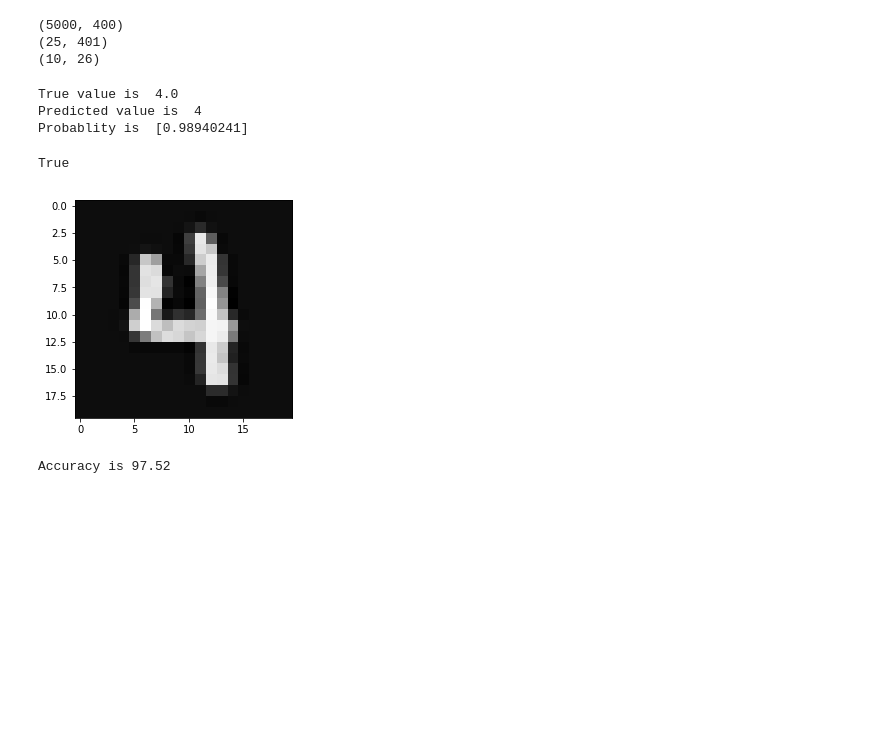
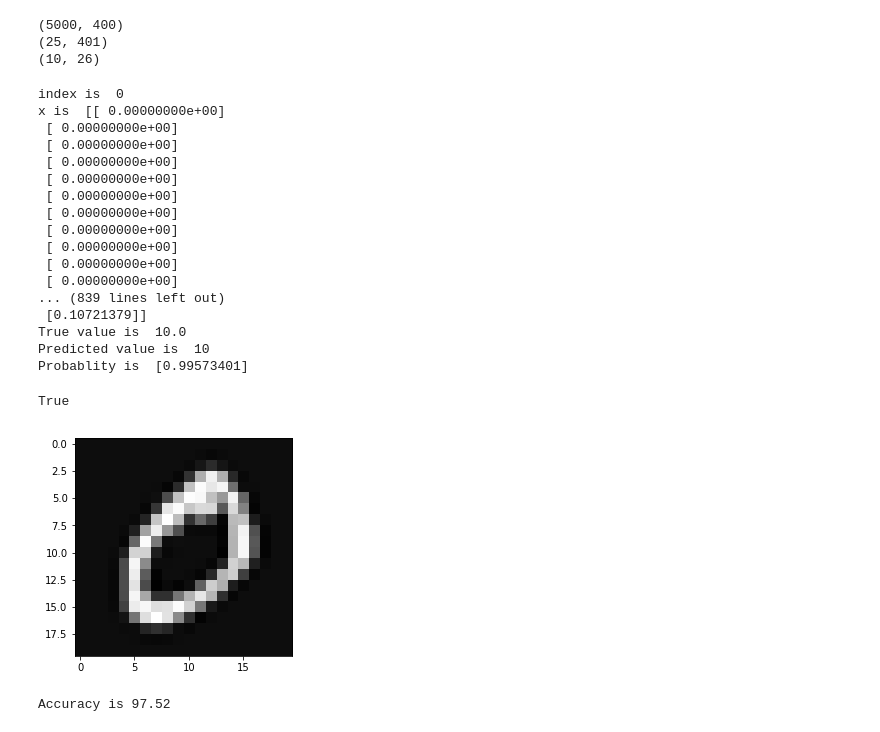
Before and after one commit to shivam-ai/Journey2AI, a Jupyter notebook: Neural Network Forward Propogation.ipynb, the cells around one changed output. Cells and saved outputs as stored; diff of their text form; code cells hidden in the pictures; blank space fills up the shorter version.

```diff
--- a/Neural Network Forward Propogation.ipynb
+++ b/Neural Network Forward Propogation.ipynb
@@ -49,13 +69,27 @@ def predict(index, info=False):
         display(index)
     return output==y[index]
 # %%
-predict(2400, info=True)
+predict(0, info=True)
 # %% [output]
-True value is  4.0
-Predicted value is  4
-Probablity is  [0.98940241]
+index is  0
+x is  [[ 0.00000000e+00]
+ [ 0.00000000e+00]
+ [ 0.00000000e+00]
+ [ 0.00000000e+00]
+ [ 0.00000000e+00]
+ [ 0.00000000e+00]
+ [ 0.00000000e+00]
+ [ 0.00000000e+00]
+ [ 0.00000000e+00]
+ [ 0.00000000e+00]
+ [ 0.00000000e+00]
+... (839 lines left out)
+ [0.10721379]]
+True value is  10.0
+Predicted value is  10
+Probablity is  [0.99573401]
 True
-[figure, old version]
+[figure, new version]
 # %%
 counter= 0
 for i in range(len(X)):
```
Also changed, not shown: parts of 2 cells of this notebook, 5 other files.
